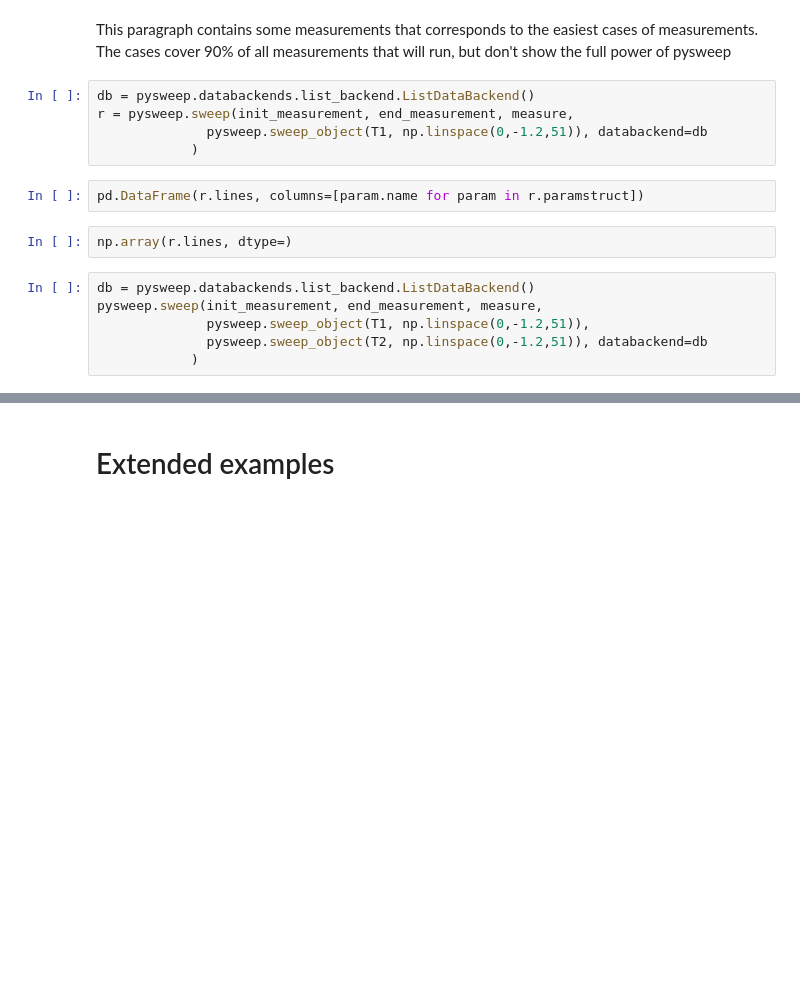
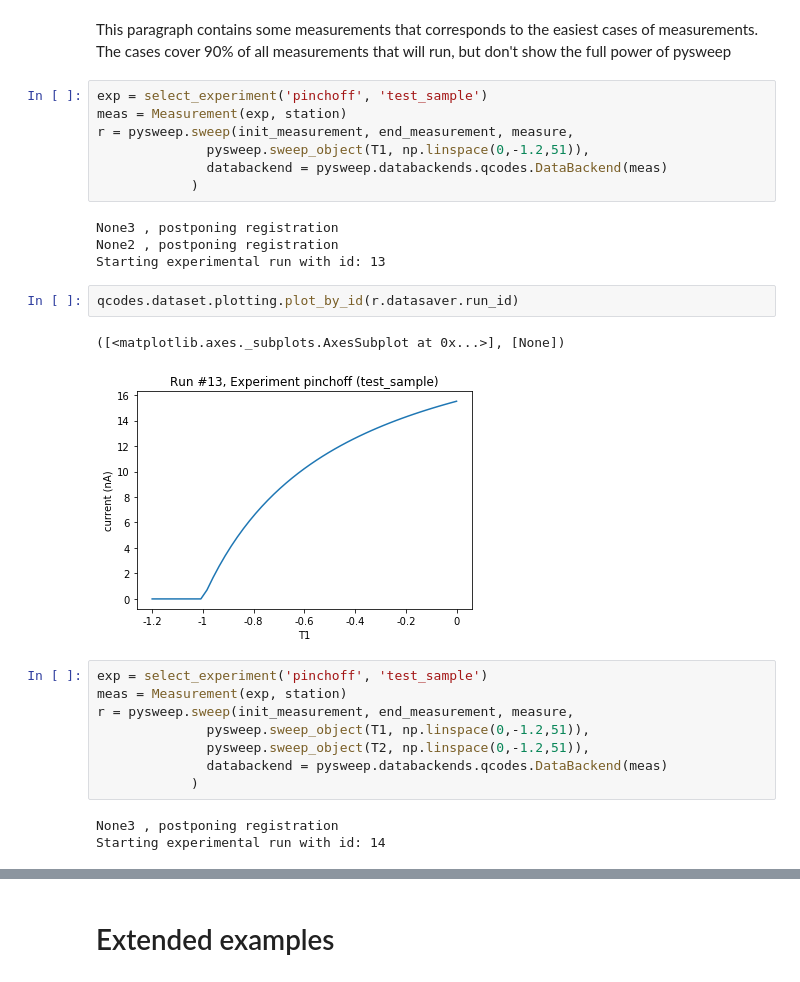
Before and after one commit to damazter/pysweep, a Jupyter notebook: docs/Examples.ipynb, the cells around one changed output, grey strips where cells are left out. Cells and saved outputs as stored; diff of their text form; blank space fills up the shorter version.

```diff
--- a/docs/Examples.ipynb
+++ b/docs/Examples.ipynb
@@ -75,17 +77,29 @@ def measure_temperature(d):
 # %% [markdown]
 This paragraph contains some measurements that corresponds to the easiest cases of measurements. The cases cover 90% of all measurements that will run, but don't show the full power of pysweep
 # %%
-db = pysweep.databackends.list_backend.ListDataBackend()
+exp = select_experiment('pinchoff', 'test_sample')
+meas = Measurement(exp, station)
 r = pysweep.sweep(init_measurement, end_measurement, measure,
-              pysweep.sweep_object(T1, np.linspace(0,-1.2,51)), databackend=db
+              pysweep.sweep_object(T1, np.linspace(0,-1.2,51)),
+              databackend = pysweep.databackends.qcodes.DataBackend(meas)
             )
+# %% [output]
+None3 , postponing registration
+None2 , postponing registration
+Starting experimental run with id: 13
-# %%
-pd.DataFrame(r.lines, columns=[param.name for param in r.paramstruct])
-# %%
-np.array(r.lines, dtype=)
+# %%
+qcodes.dataset.plotting.plot_by_id(r.datasaver.run_id)
+# %% [output]
+([<matplotlib.axes._subplots.AxesSubplot at 0x...>], [None])
+[figure, added]
 # %%
-db = pysweep.databackends.list_backend.ListDataBackend()
-pysweep.sweep(init_measurement, end_measurement, measure,
+exp = select_experiment('pinchoff', 'test_sample')
+meas = Measurement(exp, station)
+r = pysweep.sweep(init_measurement, end_measurement, measure,
               pysweep.sweep_object(T1, np.linspace(0,-1.2,51)),
-              pysweep.sweep_object(T2, np.linspace(0,-1.2,51)), databackend=db
+              pysweep.sweep_object(T2, np.linspace(0,-1.2,51)),
+              databackend = pysweep.databackends.qcodes.DataBackend(meas)
             )
+# %% [output]
+None3 , postponing registration
+Starting experimental run with id: 14
```
Also changed, not shown: parts of 14 cells of this notebook.
